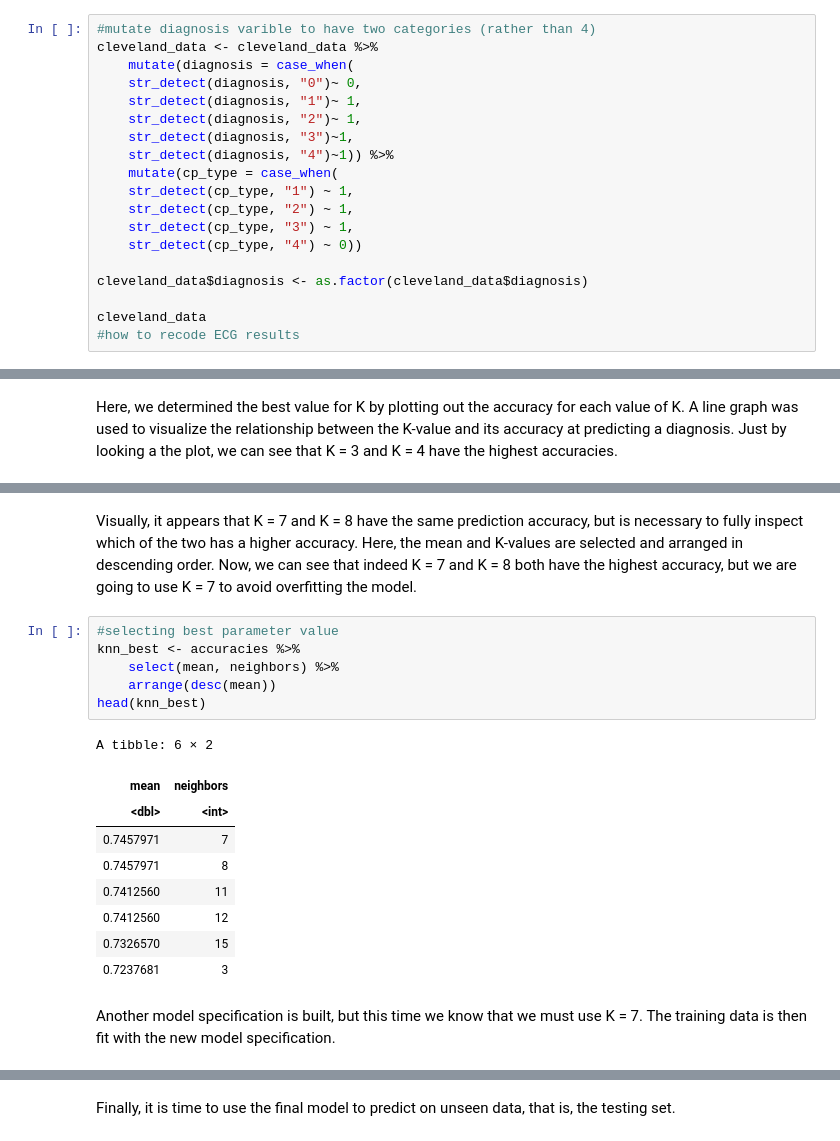
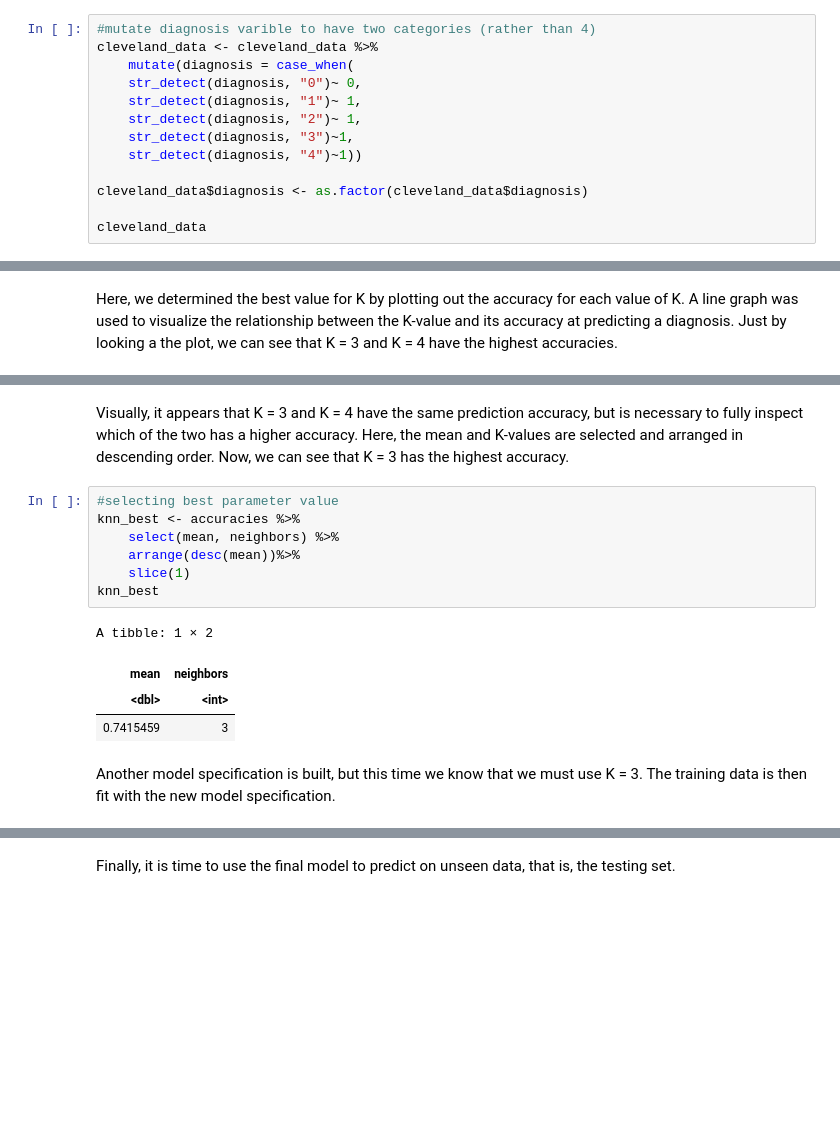
Before and after one commit to HannahDKM/Final_Project, a Jupyter notebook: Final_Project.ipynb, the cells around one changed output, grey strips where cells are left out. Saved outputs shown, nothing was run; the diff lists cells and outputs as text; blank space fills up the shorter version.

```diff
--- a/Final_Project.ipynb
+++ b/Final_Project.ipynb
@@ -85,17 +74,11 @@ cleveland_data <- cleveland_data %>%
     str_detect(diagnosis, "1")~ 1,
     str_detect(diagnosis, "2")~ 1,
     str_detect(diagnosis, "3")~1,
-    str_detect(diagnosis, "4")~1)) %>%
-    mutate(cp_type = case_when(
-    str_detect(cp_type, "1") ~ 1,
-    str_detect(cp_type, "2") ~ 1,
-    str_detect(cp_type, "3") ~ 1,
-    str_detect(cp_type, "4") ~ 0))
+    str_detect(diagnosis, "4")~1))
 
 cleveland_data$diagnosis <- as.factor(cleveland_data$diagnosis)
 
 cleveland_data
-#how to recode ECG results
 # %% [output]
 A spec_tbl_df: 303 × 14
 | age | sex | cp_type | resting_bp | cholesterol | fasting_bs | ECG_results | max_pulse | exercise_ang | ... |
@@ -356,23 +309,19 @@ A tibble: 9 × 7
 # %% [markdown]
-Visually, it appears that K = 7 and K = 8 have the same prediction accuracy, but is necessary to fully inspect which of the two has a higher accuracy. Here, the mean and K-values are selected and arranged in descending order. Now, we can see that indeed K = 7 and K = 8 both have the highest accuracy, but we are going to use K = 7 to avoid overfitting the model.
+Visually, it appears that K = 3 and K = 4 have the same prediction accuracy, but is necessary to fully inspect which of the two has a higher accuracy. Here, the mean and K-values are selected and arranged in descending order. Now, we can see that K = 3 has the highest accuracy.
 # %%
 #selecting best parameter value
 knn_best <- accuracies %>%
     select(mean, neighbors) %>%
-    arrange(desc(mean))
-head(knn_best)
+    arrange(desc(mean))%>%
+    slice(1)
+knn_best
 # %% [output]
-A tibble: 6 × 2
+A tibble: 1 × 2
 | mean | neighbors |
 | <dbl> | <int> |
-| 0.7457971 | 7 |
-| 0.7457971 | 8 |
-| 0.7412560 | 11 |
-| 0.7412560 | 12 |
-| 0.7326570 | 15 |
-| 0.7237681 | 3 |
+| 0.7415459 | 3 |
 # %% [markdown]
-Another model specification is built, but this time we know that we must use K = 7. The training data is then fit with the new model specification.
+Another model specification is built, but this time we know that we must use K = 3. The training data is then fit with the new model specification.
 # %%
 #build model specification with best value for K and fit training data with new model specification
 
```
Also changed, not shown: parts of 23 cells of this notebook.
